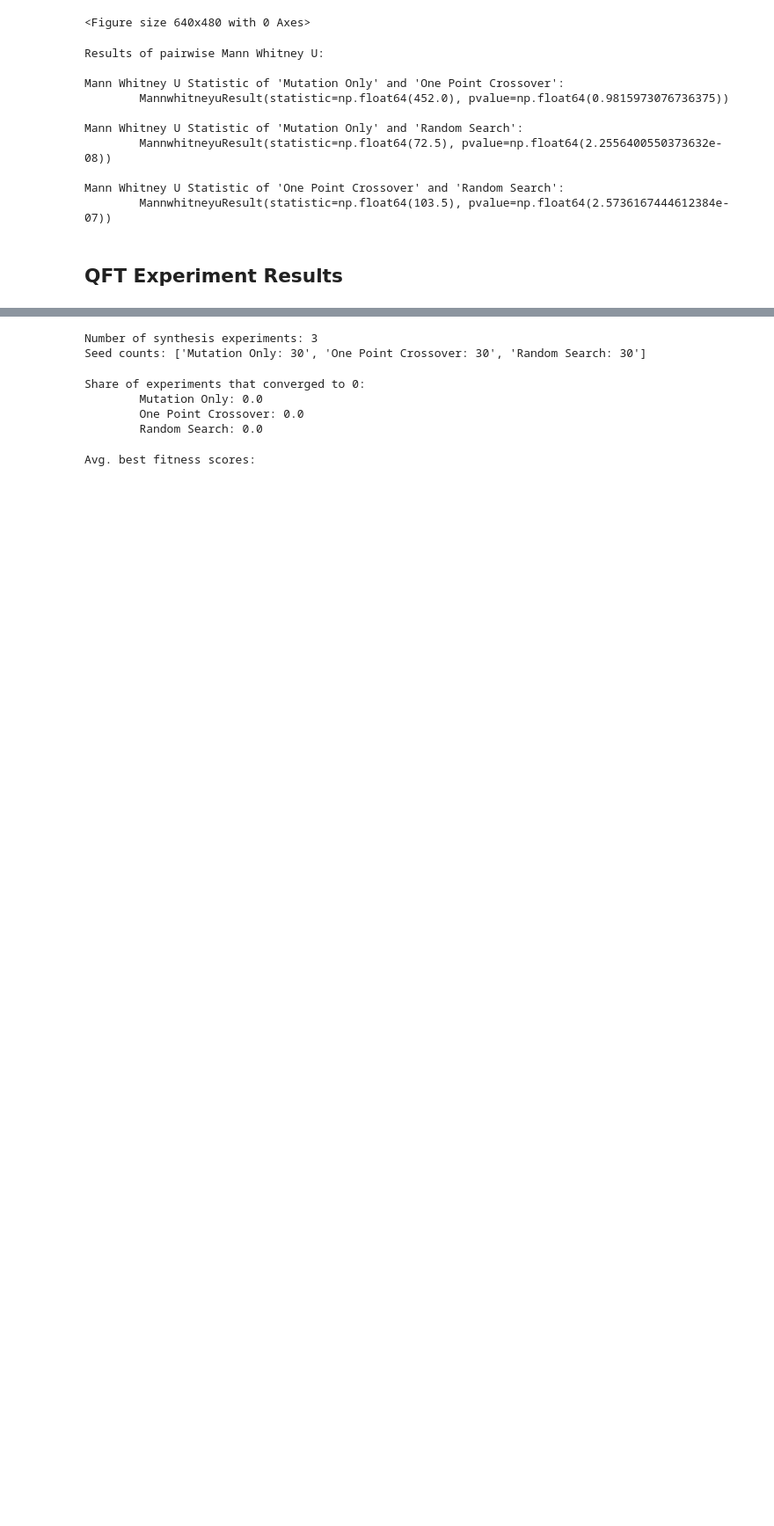
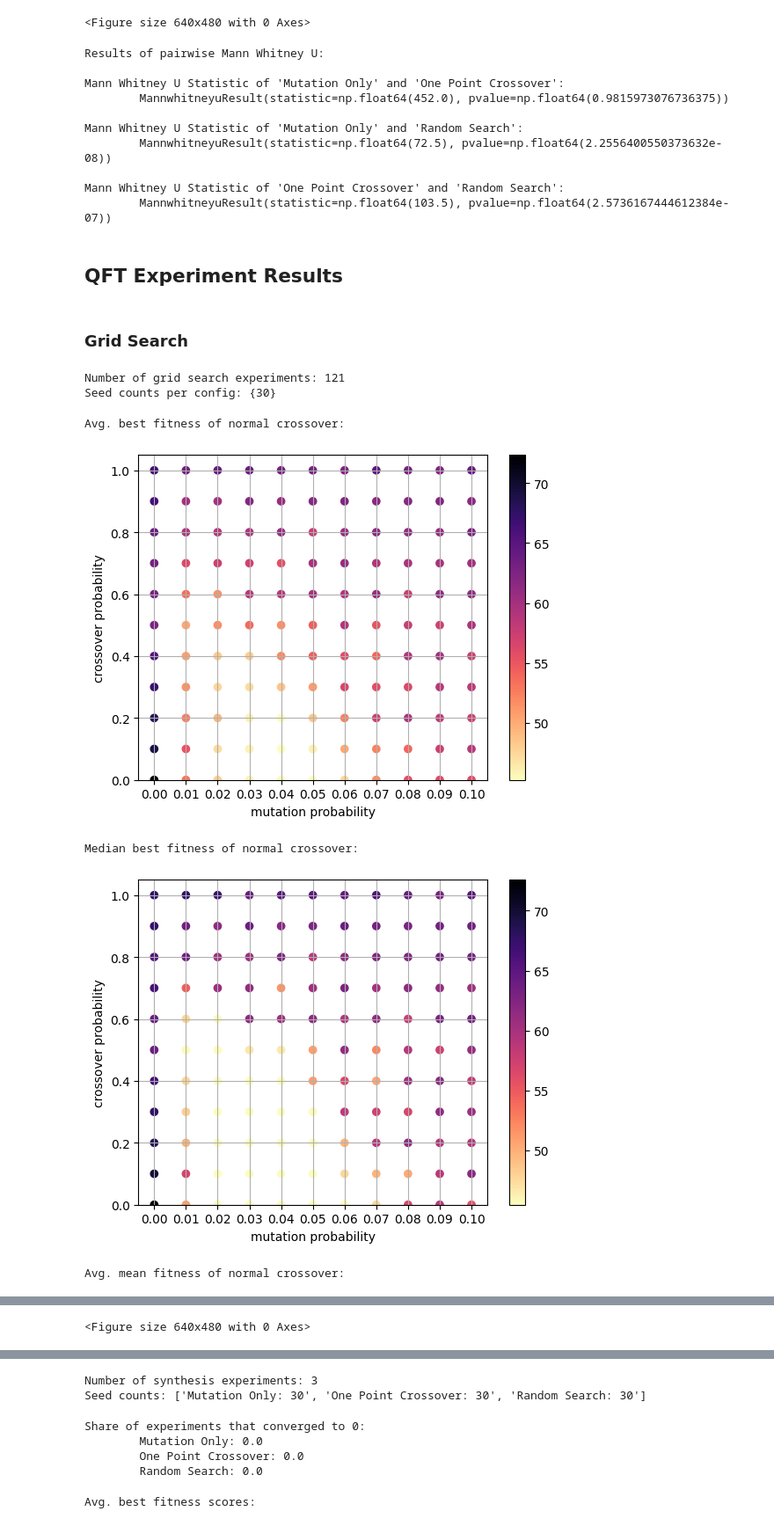
Before and after one commit to westoun/crossover-evaluation, a Jupyter notebook: evaluation.ipynb, the cells around one changed output, grey strips where cells are left out. Shown at 88% size. Drawn from its saved outputs; the diff is of its cells as text; code cells hidden in the pictures; blank space fills up the shorter version.

Commit message:
Run with grid search results for qft

```diff
--- a/evaluation.ipynb
+++ b/evaluation.ipynb
@@ -160,9 +160,9 @@ def load_experiments(results_dir: str = "results", tag: str = None, min_generati
             label = "Random Search"
         elif config["crossover_prob"] == 0.0:
             label = "Mutation Only"
-        elif config["crossover"] == "One Point Crossover":
+        elif config["crossover"] == "One Point Crossover" and config["crossover_prob"] > 0.0:
             label = "One Point Crossover"
-        elif config["crossover"] == "Headless Chicken(One Point Crossover)":
+        elif config["crossover"] == "Headless Chicken(One Point Crossover)" and config["crossover_prob"] > 0.0:
             label = "Pseudo One Point"
         else:
             raise NotImplementedError(
@@ -475,3 +475,30 @@ Mann Whitney U Statistic of 'One Point Crossover' and 'Random Search':
         MannwhitneyuResult(statistic=np.float64(103.5), pvalue=np.float64(2.5736167444612384e-07))
 # %% [markdown]
 ## QFT Experiment Results
+# %% [markdown]
+### Grid Search
+# %%
+grid_search_experiments = load_experiments(results_dir="results/qft_grid_search", tag="qft_grid_search")
+print(f"Number of grid search experiments: {len(grid_search_experiments)}")
+print(f"Seed counts per config: {set([len(experiment.seeds) for experiment in grid_search_experiments])}")
+# %% [output]
+Number of grid search experiments: 121
+Seed counts per config: {30}
+# %%
+printb("Avg. best fitness of normal crossover:")
+plot_grid_as_scatter(grid_search_experiments, measure="best",
+                     target_path="results/rc_grid_search_best.png")
+
+printb("Median best fitness of normal crossover:")
+plot_grid_as_scatter(grid_search_experiments, measure="median",
+                     target_path="results/rc_grid_search_median.png")
+
+printb("Avg. mean fitness of normal crossover:")
+plot_grid_as_scatter(grid_search_experiments, measure="mean",
+                     target_path="results/rc_grid_search_mean.png")
+# %% [output]
+Avg. best fitness of normal crossover:
+[figure, added]
+Median best fitness of normal crossover:
+[figure, added]
+Avg. mean fitness of normal crossover:
@@ -477,0 +506 @@ Mann Whitney U Statistic of 'One Point Crossover' and 'Random Search':
+<Figure size 640x480 with 0 Axes>
```
Also changed, not shown: parts of 5 cells of this notebook.
